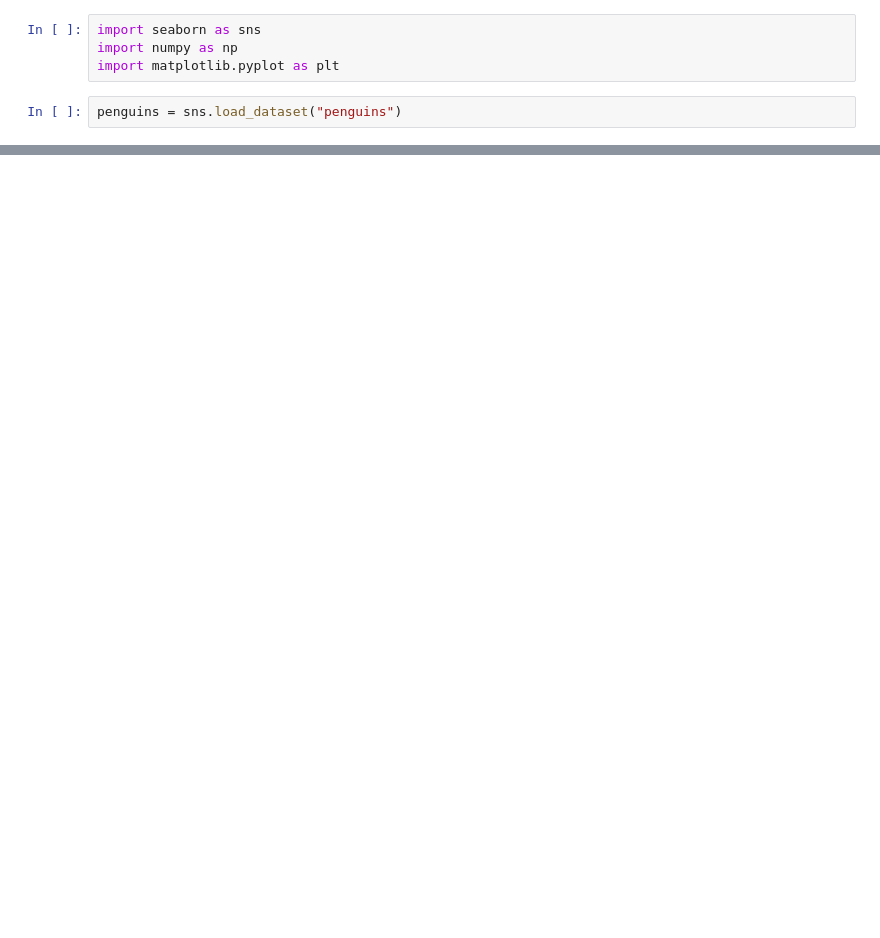
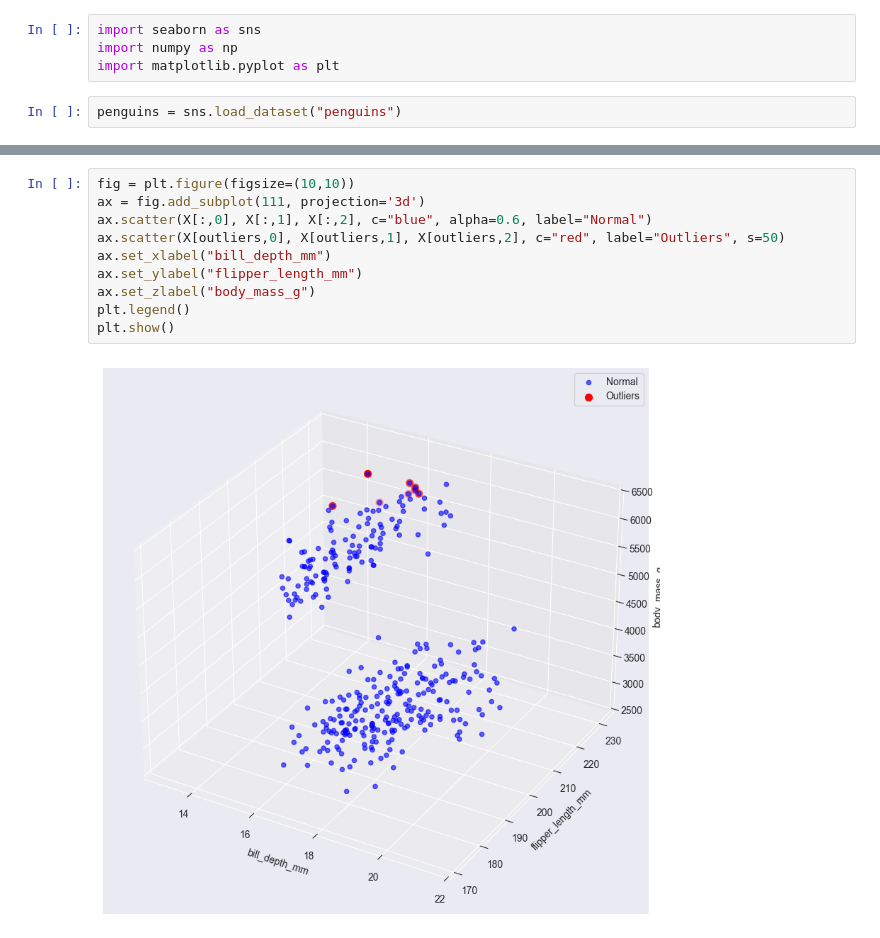
Before and after one commit to DamianMirror/data_modeling_ml_labs, a Jupyter notebook: lab1_ml.ipynb, the cells around one changed output, grey strips where cells are left out. Cells and saved outputs as stored; diff of their text form; blank space fills up the shorter version.

```diff
--- a/lab1_ml.ipynb
+++ b/lab1_ml.ipynb
@@ -35,0 +113,12 @@ zscore = Zscore(penguins['flipper_length_mm'].to_numpy())
+# %%
+fig = plt.figure(figsize=(10,10))
+ax = fig.add_subplot(111, projection='3d')
+ax.scatter(X[:,0], X[:,1], X[:,2], c="blue", alpha=0.6, label="Normal")
+ax.scatter(X[outliers,0], X[outliers,1], X[outliers,2], c="red", label="Outliers", s=50)
+ax.set_xlabel("bill_depth_mm")
+ax.set_ylabel("flipper_length_mm")
+ax.set_zlabel("body_mass_g")
+plt.legend()
+plt.show()
+# %% [output]
+[figure, added]
```
Also changed, not shown: parts of 6 cells of this notebook.
